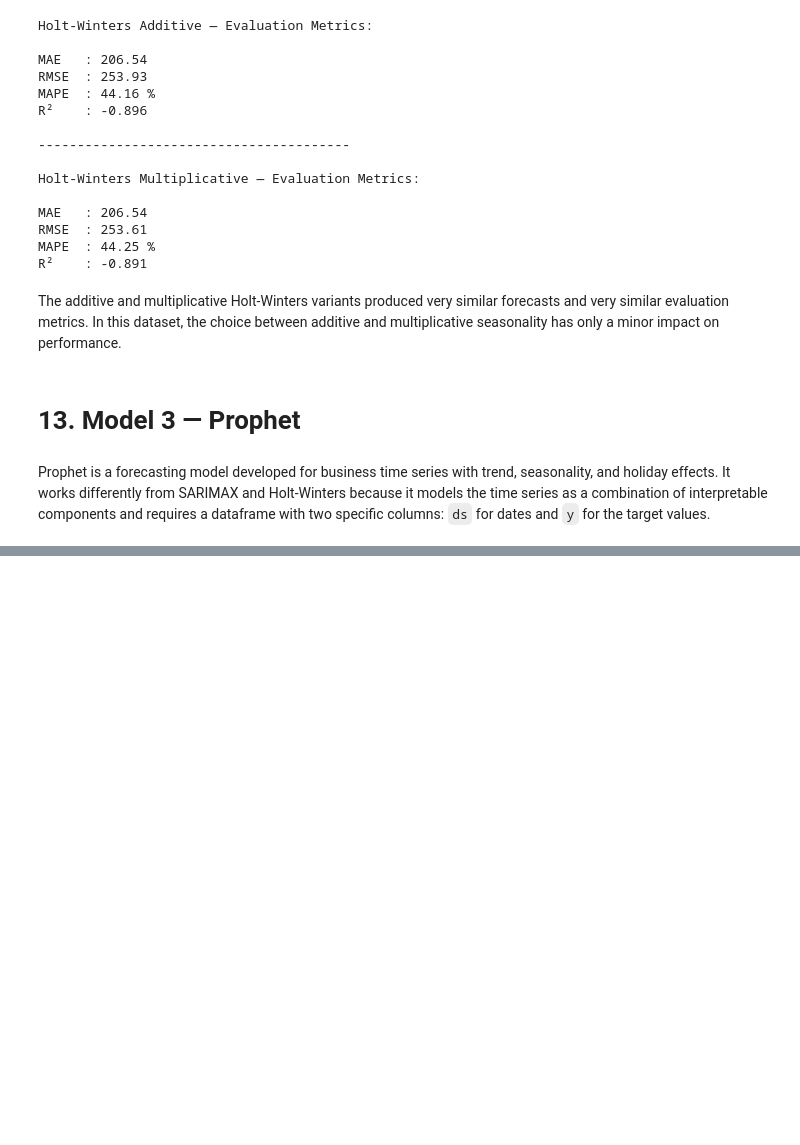
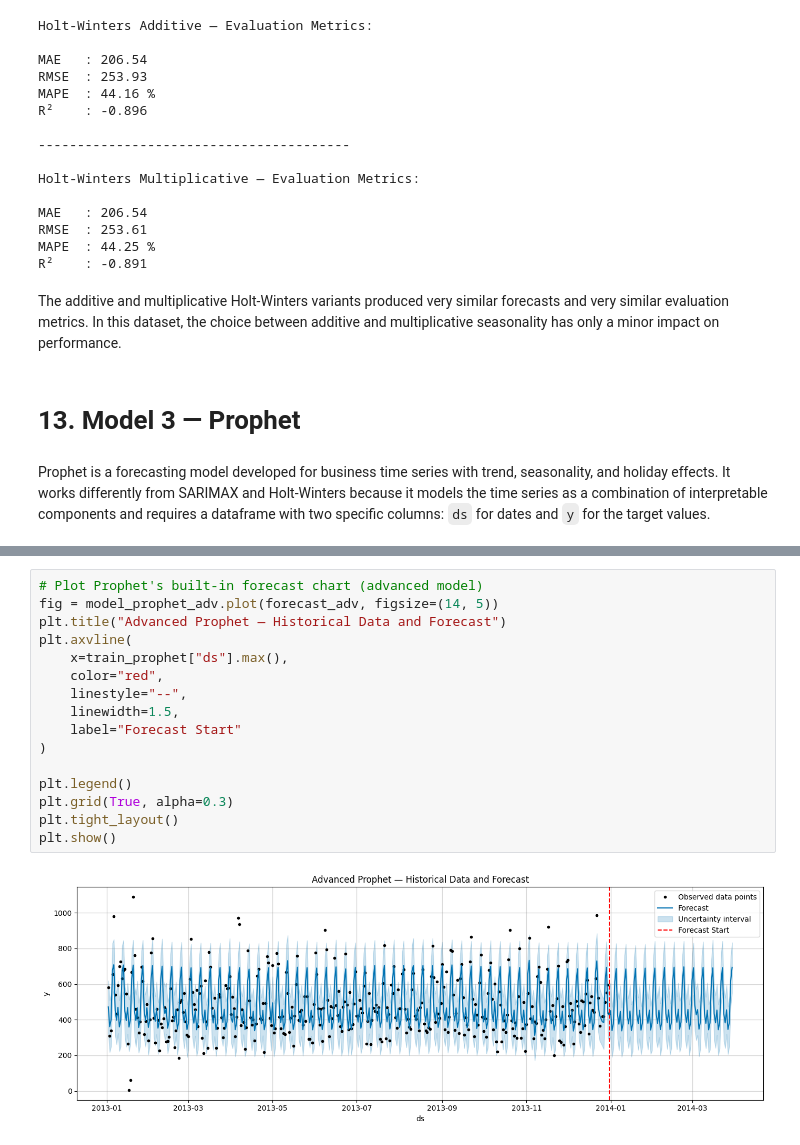
Before and after one commit to sergey-kasatov/time-series-forecasting-project, a Jupyter notebook: notebooks/week2/03_statistical_models.ipynb, the cells around one changed output, grey strips where cells are left out. Saved outputs shown, nothing was run; the diff lists cells and outputs as text; blank space fills up the shorter version.

```diff
--- a/notebooks/week2/03_statistical_models.ipynb
+++ b/notebooks/week2/03_statistical_models.ipynb
@@ -908,0 +1076,18 @@ test_prophet = test_prophet.rename(columns={"date": "ds", "unit_sales": "y"})
+# %%
+# Plot Prophet's built-in forecast chart (advanced model)
+fig = model_prophet_adv.plot(forecast_adv, figsize=(14, 5))
+plt.title("Advanced Prophet — Historical Data and Forecast")
+plt.axvline(
+    x=train_prophet["ds"].max(),
+    color="red",
+    linestyle="--",
+    linewidth=1.5,
+    label="Forecast Start"
+)
+
+plt.legend()
+plt.grid(True, alpha=0.3)
+plt.tight_layout()
+plt.show()
+# %% [output]
+[figure, added]
```
Also changed, not shown: parts of 18 cells of this notebook.
